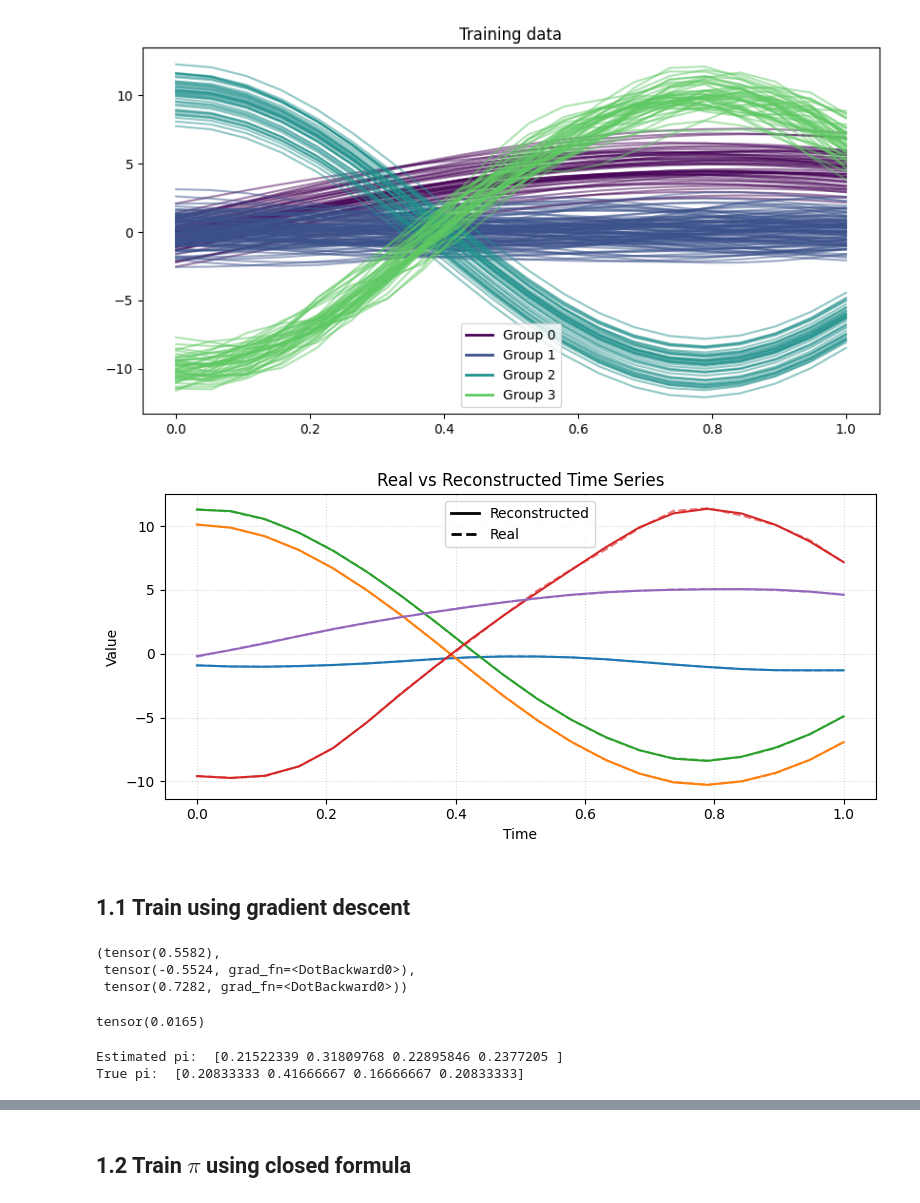
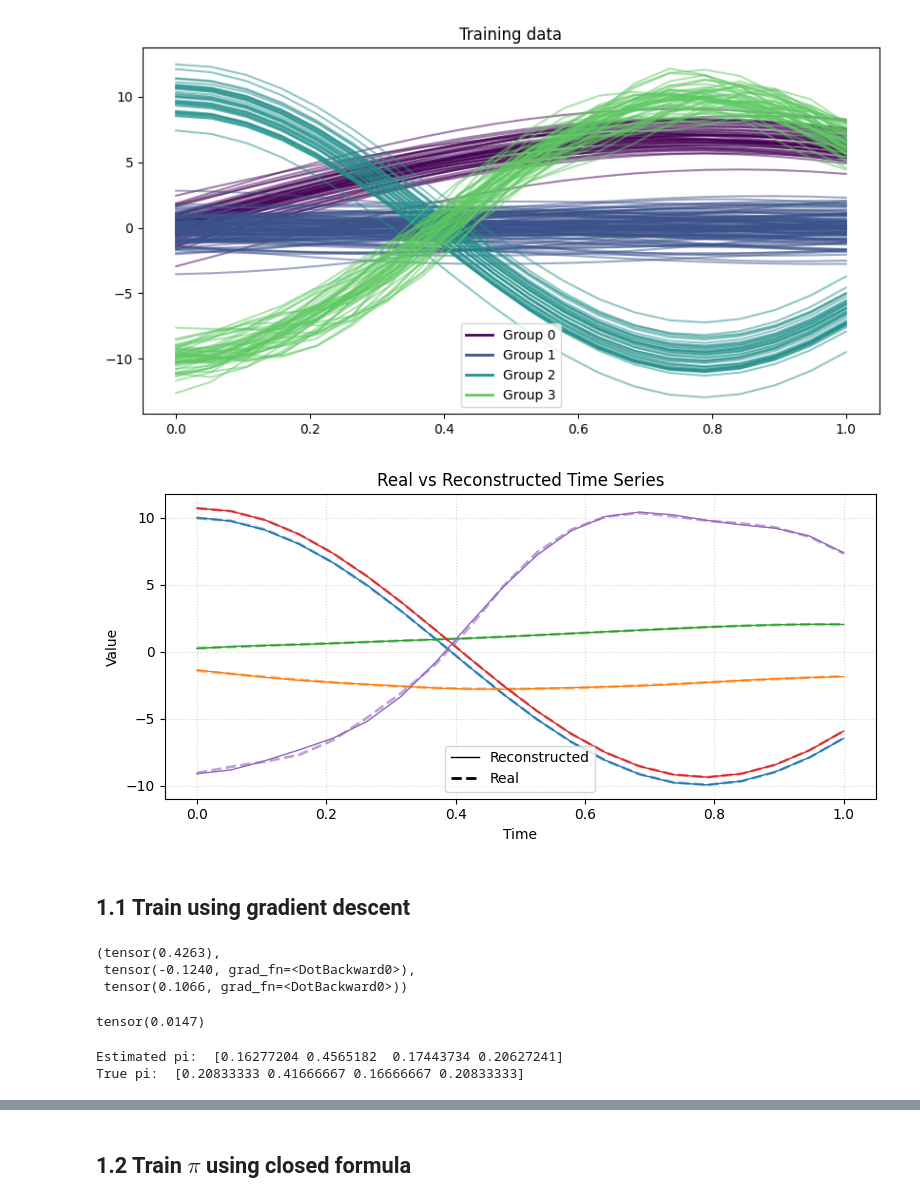
Before and after one commit to dani2442/rkhs-mixture-models, a Jupyter notebook: notebooks/train_gpm_v3.ipynb, the cells around one changed output, grey strips where cells are left out. Saved outputs shown, nothing was run; the diff lists cells and outputs as text; code cells hidden in the pictures.

```diff
--- a/notebooks/train_gpm_v3.ipynb
+++ b/notebooks/train_gpm_v3.ipynb
@@ -26,12 +26,12 @@ ts = torch.linspace(0, 1, T)
 #X = torch.randn((B, T)) #torch.randn((B, T, F))
 
 lr = 0.1
-lambd_reg = 0
+lambd_reg = 1e-5
 
-sigma = 5 # Functional RBF
+sigma = 4 # Functional RBF
 alpha=-1/(2*sigma**2)
 
-sigmas = np.array([1, 0.3, 2, 0.1]) # Mixture model data
+sigmas = np.array([1, 0.5, 2, 0.1]) # Mixture model data
 assert len(sigmas)==K
 # %%
 def rbf_fkernel(x1, x2, dt, alpha=-1.0): # (B, T, F) or (B, T)
@@ -46,9 +46,9 @@ def rbf_kernel(x1, x2, sigma): # (B, F) or (B)
 t1, t2 = ts[:, None], ts[None, :]
 
 num = np.array([50, 100, 40, 50]) # Num samples for dataset
-means = [5*torch.sin(2*ts), torch.zeros(T), 10*torch.cos(4*ts), -10*torch.cos(4*ts)]
+means = [7*torch.sin(2*ts), 1*torch.zeros(T), 10*torch.cos(4*ts), -10*torch.cos(4*ts)]
 X1 = MultivariateNormal(means[0], 1*rbf_kernel(t1, t2, sigma=1) + 1e-5 * torch.eye(T)).sample((num[0],))
-X2 = MultivariateNormal(means[1], rbf_kernel(t1, t2, sigma=0.3) + 1e-5 * torch.eye(T)).sample((num[1],))
+X2 = MultivariateNormal(means[1], rbf_kernel(t1, t2, sigma=0.5) + 1e-5 * torch.eye(T)).sample((num[1],))
 X3 = MultivariateNormal(means[2], 1*rbf_kernel(t1, t2, sigma=2) + 1e-5 * torch.eye(T)).sample((num[2],))
 X4 = MultivariateNormal(means[3], 1*rbf_kernel(t1, t2, sigma=0.1) + 1e-5 * torch.eye(T)).sample((num[3],))
 Xs = [X1, X2, X3, X4]
@@ -65,7 +65,7 @@ ax.legend(handles=legend_elements)
 ax.set_title("Training data")
 plt.show()
 # %% [output]
-[figure, old version]
+[figure, new version]
 # %%
 mean_func = X.mean(axis=0)
 X_centered = X #X - mean_func
@@ -84,26 +84,26 @@ X_recon = scores[:, :r] @ m_eigvecs[:, :r].T #+ mean_func
 # %%
 cmap = mpl.colormaps['tab10']
 
 plt.figure(figsize=(8, 4))
 rand_ind = np.random.choice(X.shape[0], size=5, replace=False)
 for i, idx in enumerate(rand_ind):
     color = cmap(i)
-    plt.plot(ts, X_recon[idx], color=color)
-    plt.plot(ts, X[idx], '--', color=color, alpha=0.6,)
+    plt.plot(ts, X_recon[idx], color=color, lw=1)
+    plt.plot(ts, X[idx], '--', color=color, alpha=0.6, lw=2)
 
 plt.xlabel('Time')
 plt.ylabel('Value')
 plt.title('Real vs Reconstructed Time Series')
 legend_elements = [
-    Line2D([0], [0], color='k', lw=2, label='Reconstructed'),
+    Line2D([0], [0], color='k', lw=1, label='Reconstructed'),
     Line2D([0], [0], color='k', lw=2, ls='--', label='Real')
 ]
 plt.legend(handles=legend_elements, loc='best')
 plt.grid(True, linestyle=':', alpha=0.5)
 plt.tight_layout()
 plt.show()
 # %% [output]
-[figure, old version]
+[figure, new version]
 # %%
 """ X: [B, T]
     m: [K, T]
@@ -155,14 +155,14 @@ I = get_I(X, m, evals, evecs, alpha)
 E1, E2, E3 = MMD(X, I, J, pi_logits)
 MMD(X, I, J, pi_logits)
 # %% [output]
-(tensor(0.5582),
- tensor(-0.5524, grad_fn=<DotBackward0>),
- tensor(0.7282, grad_fn=<DotBackward0>))
+(tensor(0.4263),
+ tensor(-0.1240, grad_fn=<DotBackward0>),
+ tensor(0.1066, grad_fn=<DotBackward0>))
 # %%
 J = get_J(X, torch.stack(means), evals, evecs, alpha)
 I = get_I(X, torch.stack(means), evals, evecs, alpha)
 E1, E2, E3 = MMD(X, I, J, torch.tensor(num/np.sum(num)).float())
 print(E1 - 2*E2 + E3)
 # %% [output]
-tensor(0.0165)
+tensor(0.0147)
 # %%
@@ -192,11 +193,11 @@ row_ind, col_ind = linear_sum_assignment(cost_matrix.numpy())
 for true_idx, learned_idx in zip(row_ind, col_ind):
     mse = cost_matrix[true_idx, learned_idx].item()
 # %%
-estimated_pi = torch.softmax(pi, dim=0).detach().numpy()
+estimated_pi = torch.softmax(pi_logits, dim=0).detach().numpy()
 print("Estimated pi: ", estimated_pi[col_ind])
 print("True pi: ", num/np.sum(num))
 # %% [output]
-Estimated pi:  [0.21522339 0.31809768 0.22895846 0.2377205 ]
+Estimated pi:  [0.16277204 0.4565182  0.17443734 0.20627241]
 True pi:  [0.20833333 0.41666667 0.16666667 0.20833333]
 # %%
 fig, ax = plt.subplots(1, 1, figsize=(10, 5))
```
Also changed, not shown: parts of 9 cells of this notebook, 8 other files.
